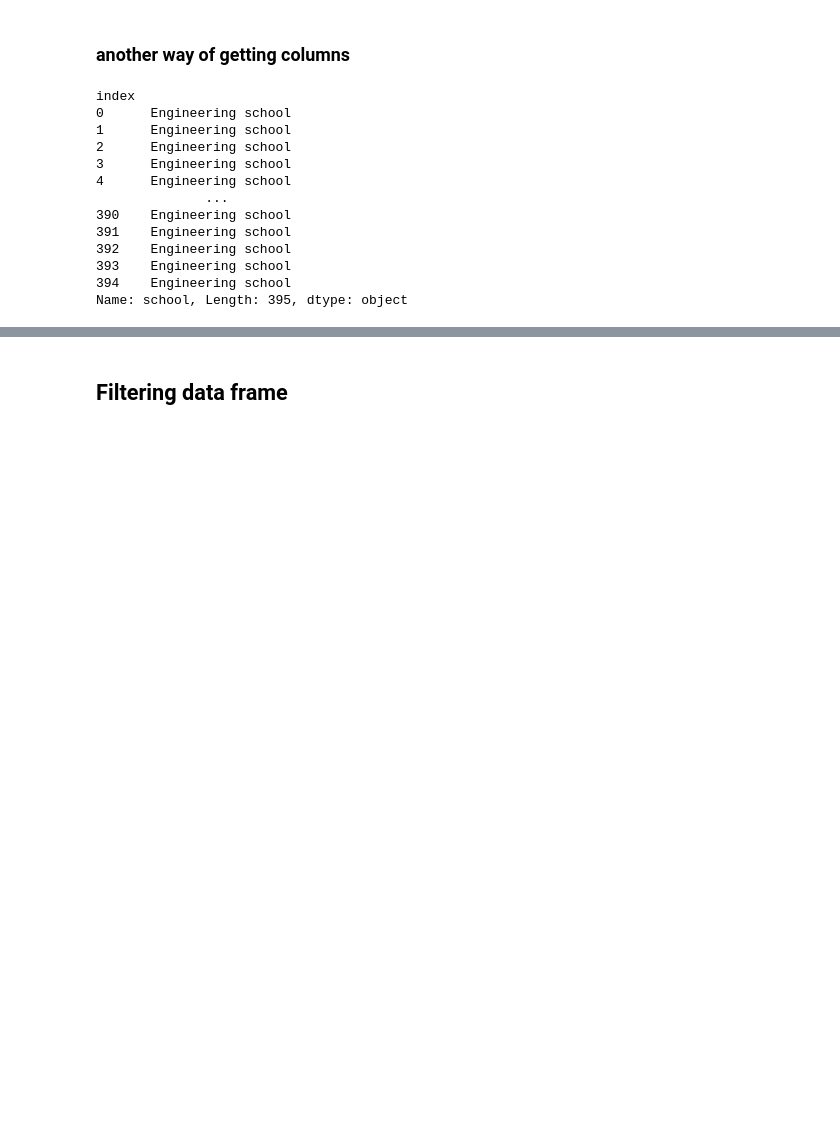
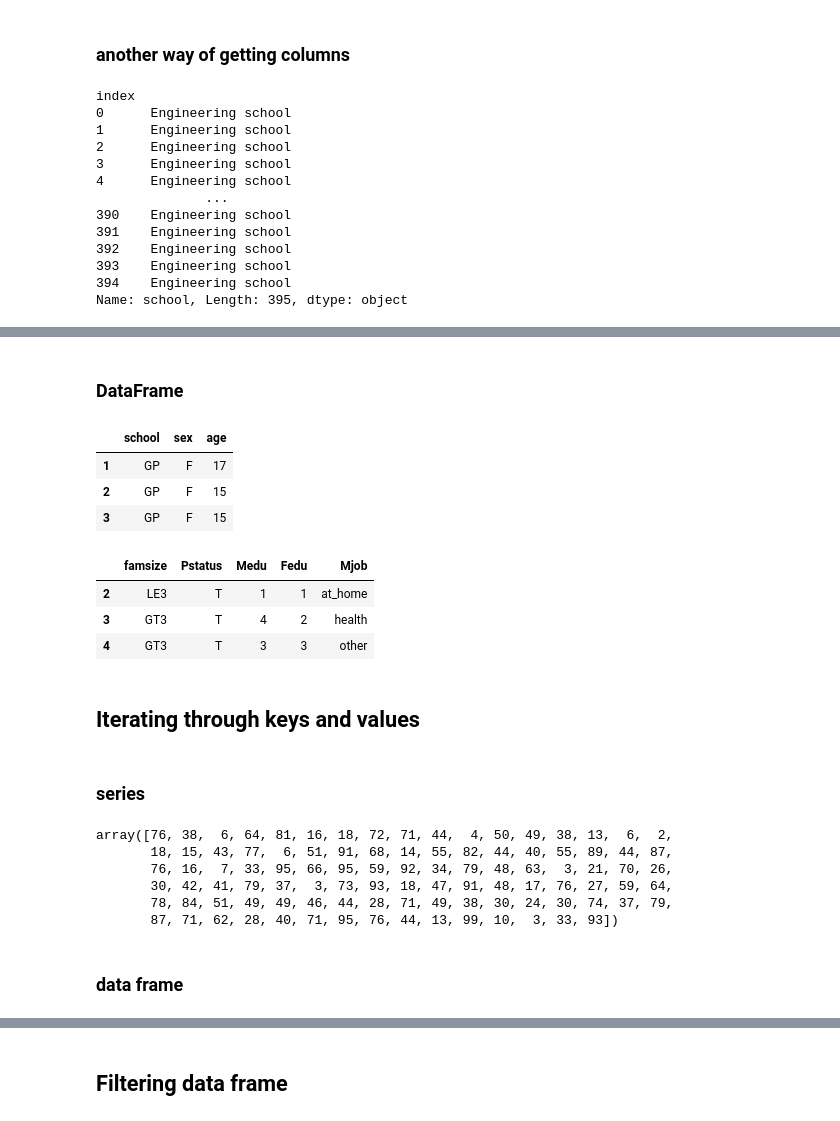
Before and after one commit to Segun228/Python_guides, a Jupyter notebook: t_pandas_guide/extended_pandas_guide.ipynb, the cells around one changed output, grey strips where cells are left out. Drawn from its saved outputs; the diff is of its cells as text; code cells hidden in the pictures; blank space fills up the shorter version.

```diff
--- a/t_pandas_guide/extended_pandas_guide.ipynb
+++ b/t_pandas_guide/extended_pandas_guide.ipynb
@@ -421,5 +478,14 @@ df
 # %% [markdown]
 ### deleting index
 # %%
-df.reset_index("school", inplace=True)
+df = pd.read_csv(
+    filepath_or_buffer="math_students.csv", # path to the file
+    sep=',', # the delimeter between data
+    skiprows=0,
+    parse_dates=["famsize"], # the cols that should be parsed into date
+    nrows= 395,
+    encoding="UTF-8",
+)
+df.set_index("school", inplace=True)
+df.reset_index()
 # %% [output]
@@ -554,0 +678,47 @@ Name: school, Length: 395, dtype: object
+# %% [markdown]
+### DataFrame
+# %%
+df.loc[3] # returns the 4th row as an object
+
+df.loc[1:3] # returns rows with indexes 1-3 as a dataframe
+
+df.loc[1:3, ["school", "age"]] # returns rows with indexes 1-3 and column school as a series
+
+df.loc[1:3, "school":"age"] # using slices to pick rows and columns
+# %% [output]
+|  | school | sex | age |
+| 1 | GP | F | 17 |
+| 2 | GP | F | 15 |
+| 3 | GP | F | 15 |
+# %%
+df.iloc[3] # third row
+
+df.iloc[3:9] # rows from 3 to 9
+
+df.iloc[2:5, 4:9] # now we can get columns by their indexes
+# %% [output]
+|  | famsize | Pstatus | Medu | Fedu | Mjob |
+| 2 | LE3 | T | 1 | 1 | at_home |
+| 3 | GT3 | T | 4 | 2 | health |
+| 4 | GT3 | T | 3 | 3 | other |
+# %% [markdown]
+## Iterating through keys and values
+# %% [markdown]
+### series
+# %%
+ser = pd.Series(
+    np.random.randint(1, 100, 100),
+    name = "nums",
+)
+ser.keys() # returns the keys of the dict <-> series
+
+ser.values # returns the values as a ndarray
+# %% [output]
+array([76, 38,  6, 64, 81, 16, 18, 72, 71, 44,  4, 50, 49, 38, 13,  6,  2,
+       18, 15, 43, 77,  6, 51, 91, 68, 14, 55, 82, 44, 40, 55, 89, 44, 87,
+       76, 16,  7, 33, 95, 66, 95, 59, 92, 34, 79, 48, 63,  3, 21, 70, 26,
+       30, 42, 41, 79, 37,  3, 73, 93, 18, 47, 91, 48, 17, 76, 27, 59, 64,
+       78, 84, 51, 49, 49, 46, 44, 28, 71, 49, 38, 30, 24, 30, 74, 37, 79,
+       87, 71, 62, 28, 40, 71, 95, 76, 44, 13, 99, 10,  3, 33, 93])
+# %% [markdown]
+### data frame
```
Also changed, not shown: parts of 52 cells of this notebook.
